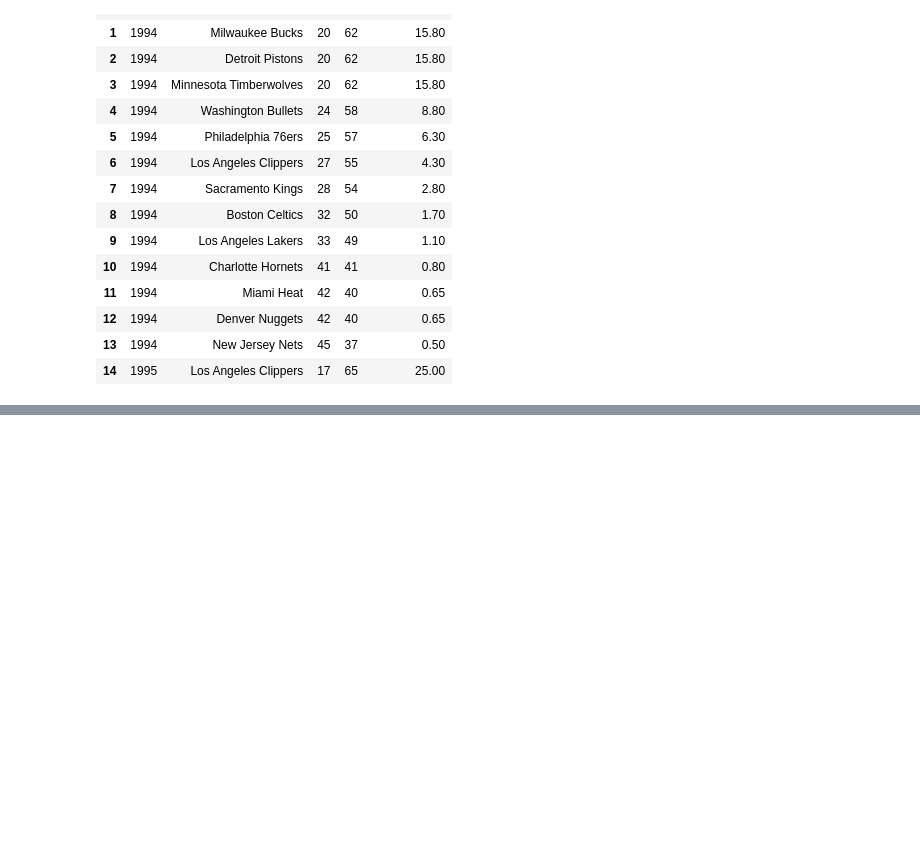
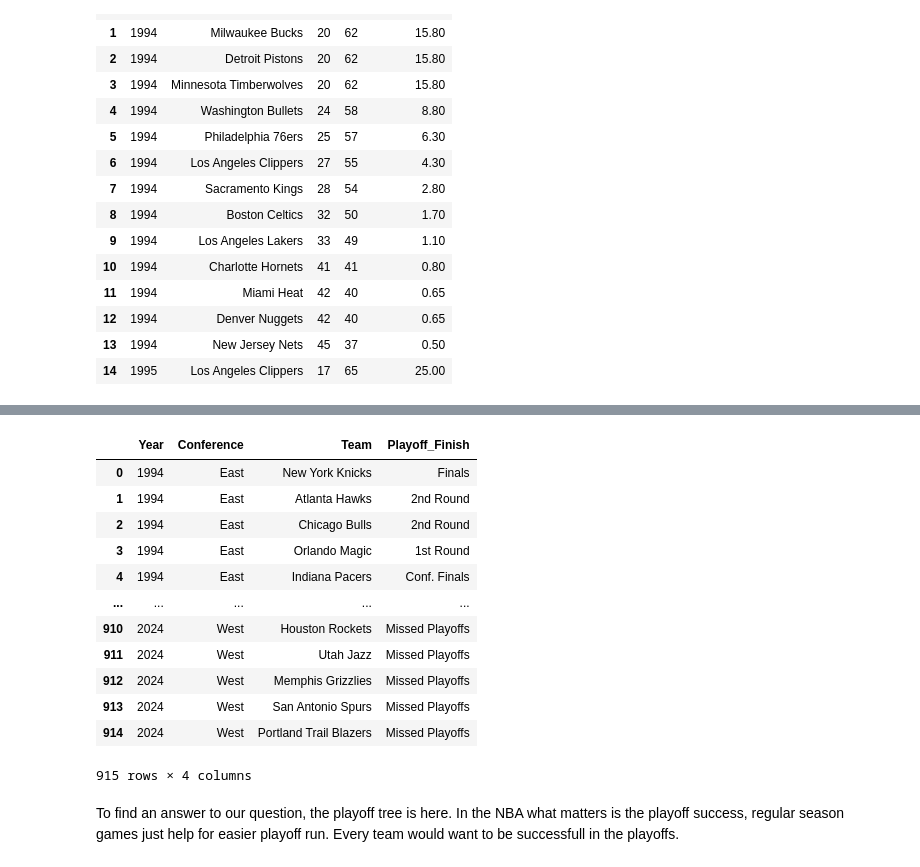
Before and after one commit to Mirocan17/DSA-210-TERM-PROJECT, a Jupyter notebook: notebooks/NBA_Project_Code.ipynb, the cells around one changed output, grey strips where cells are left out. Cells and saved outputs as stored; diff of their text form; code cells hidden in the pictures; blank space fills up the shorter version.

```diff
--- a/notebooks/NBA_Project_Code.ipynb
+++ b/notebooks/NBA_Project_Code.ipynb
@@ -418,0 +560,20 @@ df.head(15
+# %%
+import pandas as pd
+df = pd.read_csv('nba_playoff_outcomes_final_fixed.csv')
+df.head()
+# %% [output]
+|  | Year | Conference | Team | Playoff_Finish |
+| 0 | 1994 | East | New York Knicks | Finals |
+| 1 | 1994 | East | Atlanta Hawks | 2nd Round |
+| 2 | 1994 | East | Chicago Bulls | 2nd Round |
+| 3 | 1994 | East | Orlando Magic | 1st Round |
+| 4 | 1994 | East | Indiana Pacers | Conf. Finals |
+| ... | ... | ... | ... | ... |
+| 910 | 2024 | West | Houston Rockets | Missed Playoffs |
+| 911 | 2024 | West | Utah Jazz | Missed Playoffs |
+| 912 | 2024 | West | Memphis Grizzlies | Missed Playoffs |
+| 913 | 2024 | West | San Antonio Spurs | Missed Playoffs |
+| 914 | 2024 | West | Portland Trail Blazers | Missed Playoffs |
+915 rows × 4 columns
+# %% [markdown]
+To find an answer to our question, the playoff tree is here. In the NBA what matters is the playoff success, regular season games just help for easier playoff run. Every team would want to be successfull in the playoffs.
```
Also changed, not shown: parts of 1 cell of this notebook.
